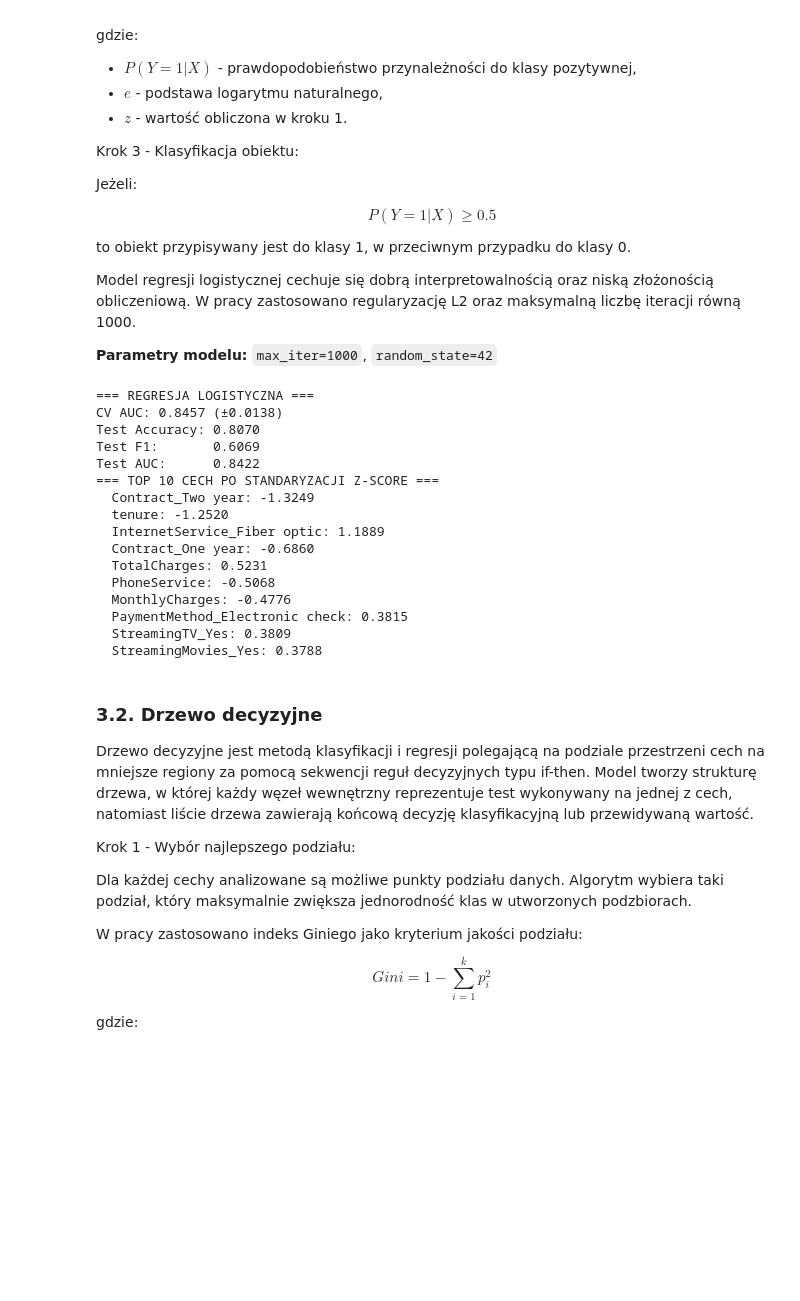
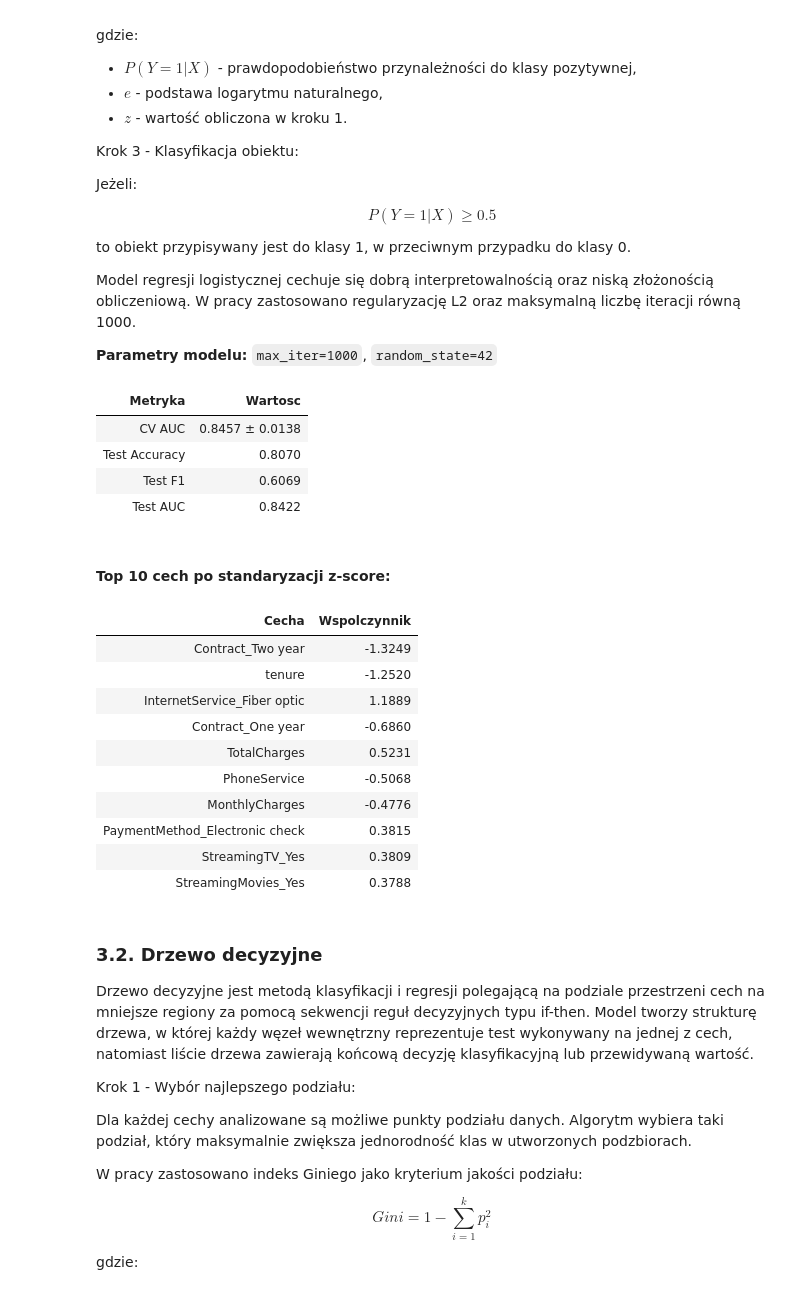
Before and after one commit to fmich7/nba-cluster-analysis, a Jupyter notebook: projekt2/telco_churn_analysis_updated.ipynb, the cells around one changed output. Drawn from its saved outputs; the diff is of its cells as text; code cells hidden in the pictures; blank space fills up the shorter version.

```diff
--- a/projekt2/telco_churn_analysis_updated.ipynb
+++ b/projekt2/telco_churn_analysis_updated.ipynb
@@ -432,50 +467,65 @@ Model regresji logistycznej cechuje się dobrą interpretowalnością oraz nisk
 # %%
 lr = LogisticRegression(max_iter=1000, random_state=42)
 lr.fit(X_train, y_train)
 
 lr_cv_scores = cross_val_score(lr, X_train, y_train, cv=5, scoring='roc_auc')
 
 lr_pred = lr.predict(X_test)
 lr_prob = lr.predict_proba(X_test)[:, 1]
 
 lr_metrics = {
     'Model': 'Regresja Logistyczna',
     'Accuracy': accuracy_score(y_test, lr_pred),
     'F1': f1_score(y_test, lr_pred),
     'AUC': roc_auc_score(y_test, lr_prob),
     'CV_AUC_mean': lr_cv_scores.mean(),
     'CV_AUC_std': lr_cv_scores.std()
 }
 
-print(f"=== REGRESJA LOGISTYCZNA ===")
-print(f"CV AUC: {lr_cv_scores.mean():.4f} (±{lr_cv_scores.std():.4f})")
-print(f"Test Accuracy: {lr_metrics['Accuracy']:.4f}")
-print(f"Test F1:       {lr_metrics['F1']:.4f}")
-print(f"Test AUC:      {lr_metrics['AUC']:.4f}")
+# Tabela: metryki regresji logistycznej
+lr_metrics_df = pd.DataFrame({
+    "Metryka": [
+        "CV AUC",
+        "Test Accuracy",
+        "Test F1",
+        "Test AUC",
+    ],
+    "Wartosc": [
+        f"{lr_cv_scores.mean():.4f} ± {lr_cv_scores.std():.4f}",
+        f"{lr_metrics['Accuracy']:.4f}",
+        f"{lr_metrics['F1']:.4f}",
+        f"{lr_metrics['AUC']:.4f}",
+    ],
+})
+display(HTML(lr_metrics_df.to_html(index=False, classes='table table-striped')))
 
 # Najważniejsze cechy
 lr_coef = pd.Series(lr.coef_[0], index=X_train.columns)
 lr_top = lr_coef.reindex(lr_coef.abs().sort_values(ascending=False).index).head(10)
-print(f"=== TOP 10 CECH PO STANDARYZACJI Z-SCORE ===")
-for feat, coef in lr_top.items():
-    print(f"  {feat}: {coef:.4f}")
+lr_top_df = pd.DataFrame({
+    "Cecha": lr_top.index,
+    "Wspolczynnik": lr_top.values.round(4),
+})
+display(HTML("<h4>Top 10 cech po standaryzacji z-score: </h4>"))
+display(HTML(lr_top_df.to_html(index=False, classes='table table-striped')))
 # %% [output]
-=== REGRESJA LOGISTYCZNA ===
-CV AUC: 0.8457 (±0.0138)
-Test Accuracy: 0.8070
-Test F1:       0.6069
-Test AUC:      0.8422
-=== TOP 10 CECH PO STANDARYZACJI Z-SCORE ===
-  Contract_Two year: -1.3249
-  tenure: -1.2520
-  InternetService_Fiber optic: 1.1889
-  Contract_One year: -0.6860
-  TotalCharges: 0.5231
-  PhoneService: -0.5068
-  MonthlyCharges: -0.4776
-  PaymentMethod_Electronic check: 0.3815
-  StreamingTV_Yes: 0.3809
-  StreamingMovies_Yes: 0.3788
+| Metryka | Wartosc |
+| CV AUC | 0.8457 ± 0.0138 |
+| Test Accuracy | 0.8070 |
+| Test F1 | 0.6069 |
+| Test AUC | 0.8422 |
+Top 10 cech po standaryzacji z-score:
+| Cecha | Wspolczynnik |
+| Contract_Two year | -1.3249 |
+| tenure | -1.2520 |
+| InternetService_Fiber optic | 1.1889 |
+| Contract_One year | -0.6860 |
+| TotalCharges | 0.5231 |
+| PhoneService | -0.5068 |
+| MonthlyCharges | -0.4776 |
+| PaymentMethod_Electronic check | 0.3815 |
+| StreamingTV_Yes | 0.3809 |
+| StreamingMovies_Yes | 0.3788 |
 # %% [markdown]
 ### 3.2. Drzewo decyzyjne
 
```
Also changed, not shown: parts of 22 cells of this notebook, 9 other files.
